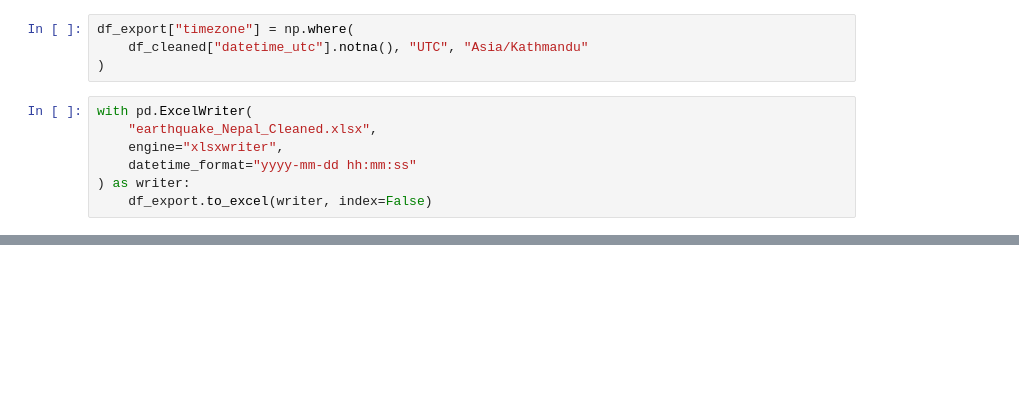
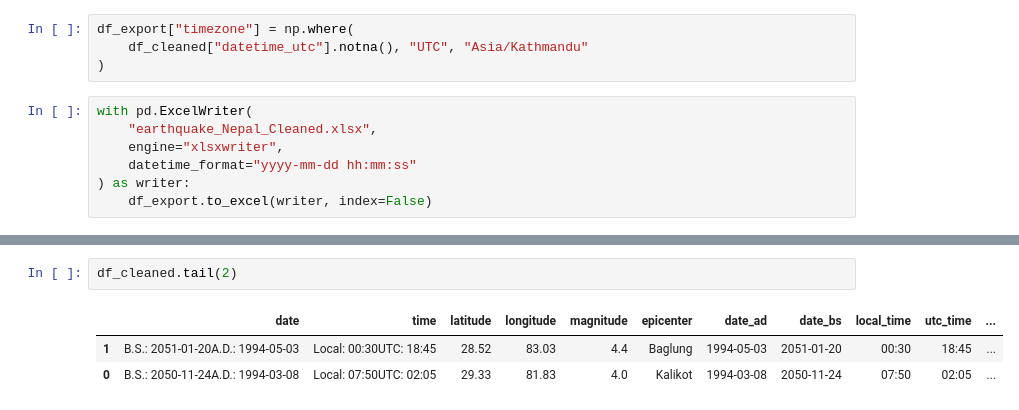
Before and after one commit to LAFFI01/Earthquake_Nepal, a Jupyter notebook: 02_EDA/Preprocessing.ipynb, the cells around one changed output, grey strips where cells are left out. Cells and saved outputs as stored; diff of their text form; blank space fills up the shorter version.

```diff
--- a/02_EDA/Preprocessing.ipynb
+++ b/02_EDA/Preprocessing.ipynb
@@ -562,0 +586,6 @@ memory usage: 126.6+ KB
+# %%
+df_cleaned.tail(2)
+# %% [output]
+|  | date | time | latitude | longitude | magnitude | epicenter | date_ad | date_bs | local_time | utc_time | ... |
+| 1 | B.S.: 2051-01-20A.D.: 1994-05-03 | Local: 00:30UTC: 18:45 | 28.52 | 83.03 | 4.4 | Baglung | 1994-05-03 | 2051-01-20 | 00:30 | 18:45 | ... |
+| 0 | B.S.: 2050-11-24A.D.: 1994-03-08 | Local: 07:50UTC: 02:05 | 29.33 | 81.83 | 4.0 | Kalikot | 1994-03-08 | 2050-11-24 | 07:50 | 02:05 | ... |
```
Also changed, not shown: parts of 7 cells of this notebook.
